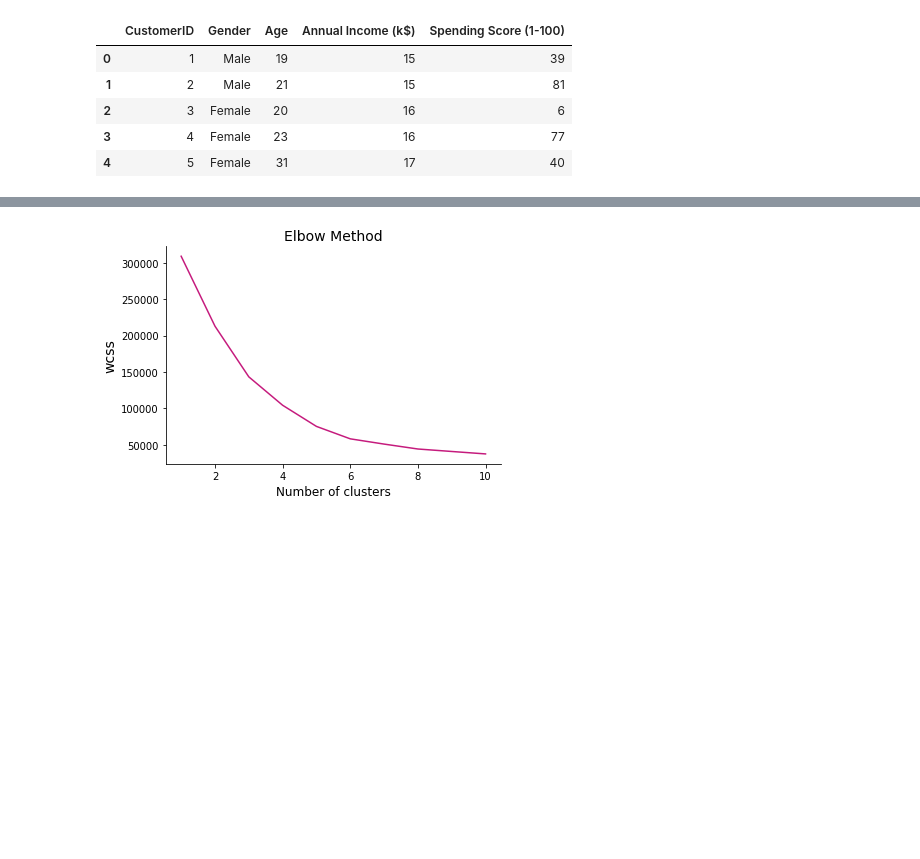
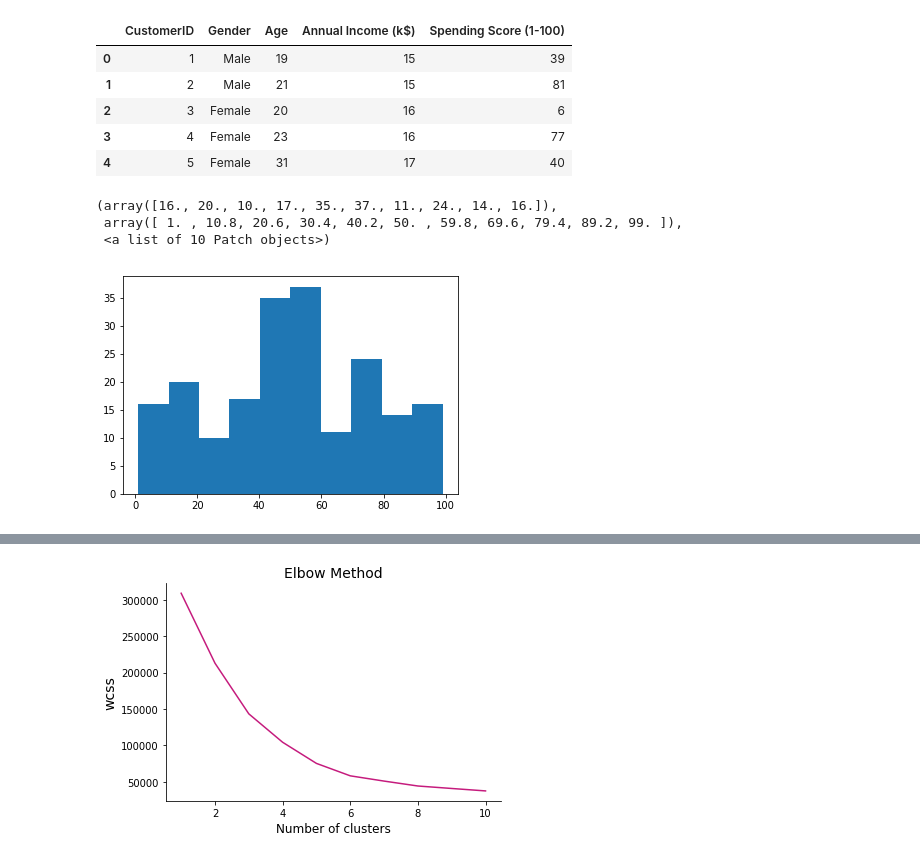
Before and after one commit to ugis22/clustering_analysis, a Jupyter notebook: clustering_analysis.ipynb, the cells around one changed output, grey strips where cells are left out. Saved outputs shown, nothing was run; the diff lists cells and outputs as text; code cells hidden in the pictures; blank space fills up the shorter version.

```diff
--- a/clustering_analysis.ipynb
+++ b/clustering_analysis.ipynb
@@ -27,3 +33,10 @@ customers.head()
 | 2 | 3 | Female | 20 | 16 | 6 |
 | 3 | 4 | Female | 23 | 16 | 77 |
 | 4 | 5 | Female | 31 | 17 | 40 |
+# %%
+plt.hist(customers["Spending Score (1-100)"])
+# %% [output]
+(array([16., 20., 10., 17., 35., 37., 11., 24., 14., 16.]),
+ array([ 1. , 10.8, 20.6, 30.4, 40.2, 50. , 59.8, 69.6, 79.4, 89.2, 99. ]),
+ <a list of 10 Patch objects>)
+[figure, added]
```
Also changed, not shown: parts of 19 cells of this notebook.
